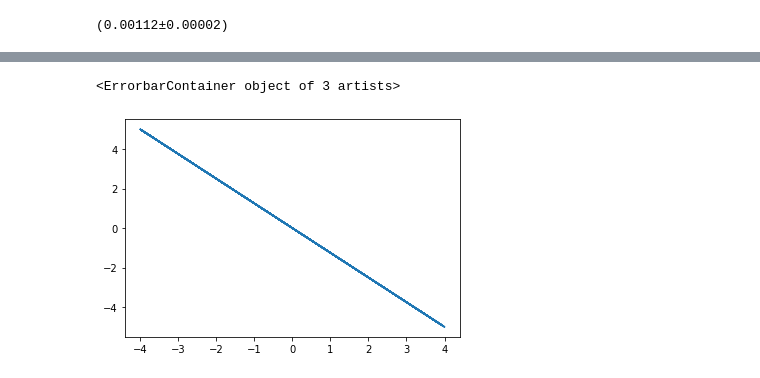
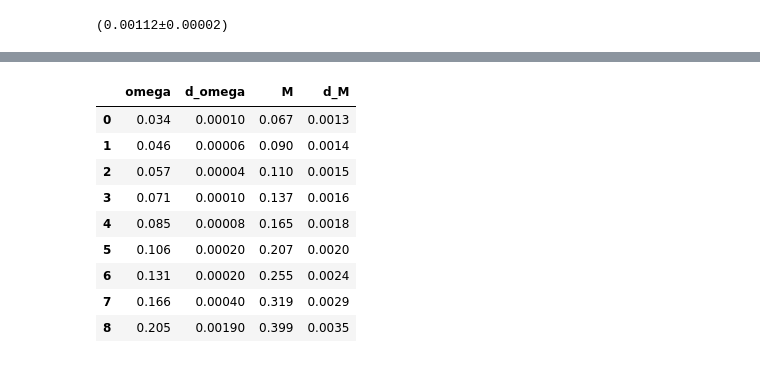
Before and after one commit to skolkovo-bba/labs1, a Jupyter notebook: 1.2.5/1.2.5.ipynb, the cells around one changed output, grey strips where cells are left out. Saved outputs shown, nothing was run; the diff lists cells and outputs as text; code cells hidden in the pictures.

```diff
--- a/1.2.5/1.2.5.ipynb
+++ b/1.2.5/1.2.5.ipynb
@@ -125,5 +104,14 @@ m
-# %%
-plt.errorbar(x=m["x"], y=m["y"])
-# %% [output]
-<ErrorbarContainer object of 3 artists>
-[figure, removed]
+# %%
+p = pd.read_csv("data1.csv")
+p
+# %% [output]
+|  | omega | d_omega | M | d_M |
+| 0 | 0.034 | 0.00010 | 0.067 | 0.0013 |
+| 1 | 0.046 | 0.00006 | 0.090 | 0.0014 |
+| 2 | 0.057 | 0.00004 | 0.110 | 0.0015 |
+| 3 | 0.071 | 0.00010 | 0.137 | 0.0016 |
+| 4 | 0.085 | 0.00008 | 0.165 | 0.0018 |
+| 5 | 0.106 | 0.00020 | 0.207 | 0.0020 |
+| 6 | 0.131 | 0.00020 | 0.255 | 0.0024 |
+| 7 | 0.166 | 0.00040 | 0.319 | 0.0029 |
+| 8 | 0.205 | 0.00190 | 0.399 | 0.0035 |
```
Also changed, not shown: parts of 4 cells of this notebook, 2 other files.
